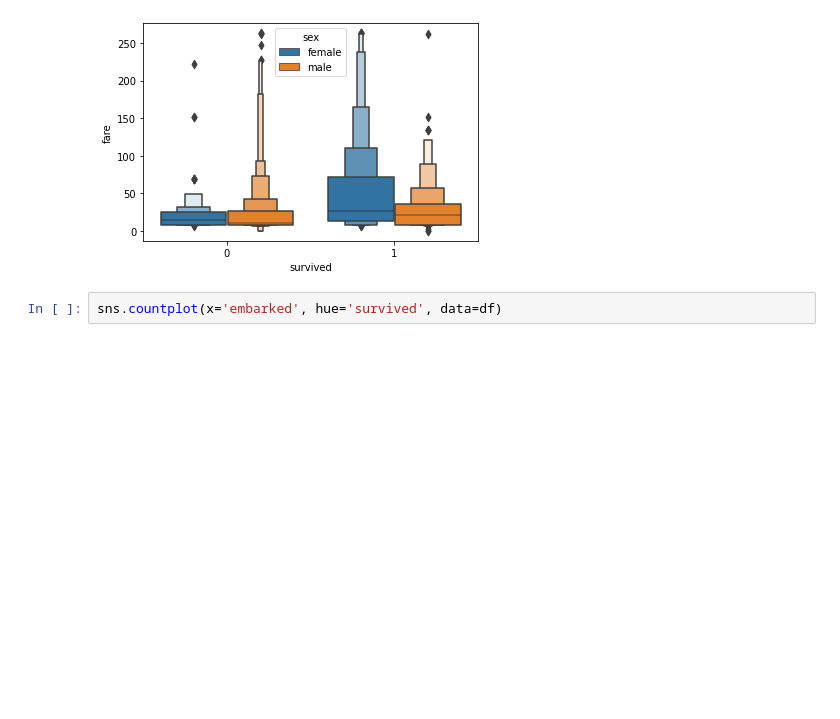
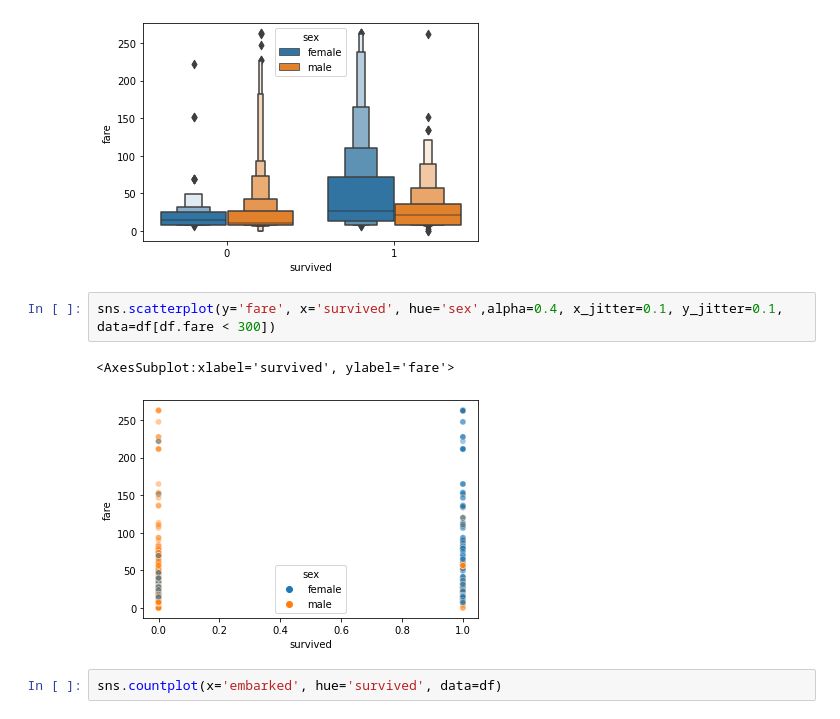
Before and after one commit to Carlene/INTRO-TO-DATA-ANALYSIS, a Jupyter notebook: titanic_simple.ipynb, the cells around one changed output. Cells and saved outputs as stored; diff of their text form; blank space fills up the shorter version.

```diff
--- a/titanic_simple.ipynb
+++ b/titanic_simple.ipynb
@@ -247,6 +247,11 @@ sns.boxenplot(y='fare', x='survived', hue='sex', dodge=True, data=df[df.fare < 3
 # %% [output]
 <AxesSubplot:xlabel='survived', ylabel='fare'>
 [figure]
+# %%
+sns.scatterplot(y='fare', x='survived', hue='sex',alpha=0.4, x_jitter=0.1, y_jitter=0.1, data=df[df.fare < 300])
+# %% [output]
+<AxesSubplot:xlabel='survived', ylabel='fare'>
+[figure, added]
 # %%
 sns.countplot(x='embarked', hue='survived', data=df)
 # %% [output]
```
Also changed, not shown: parts of 6 cells of this notebook.
